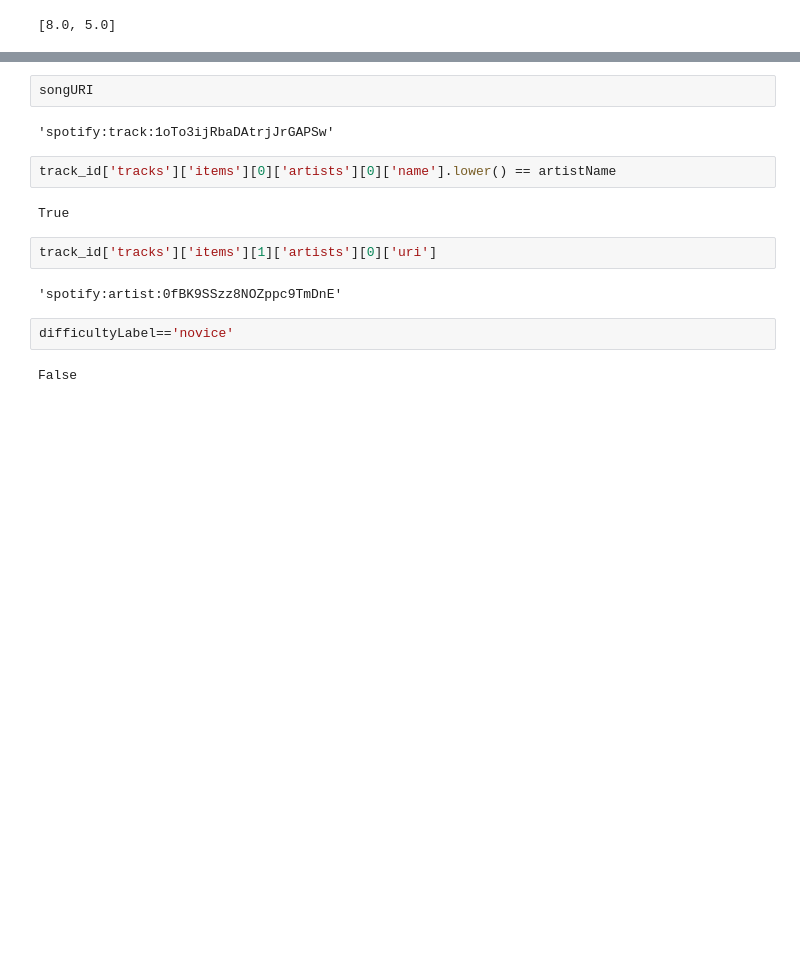
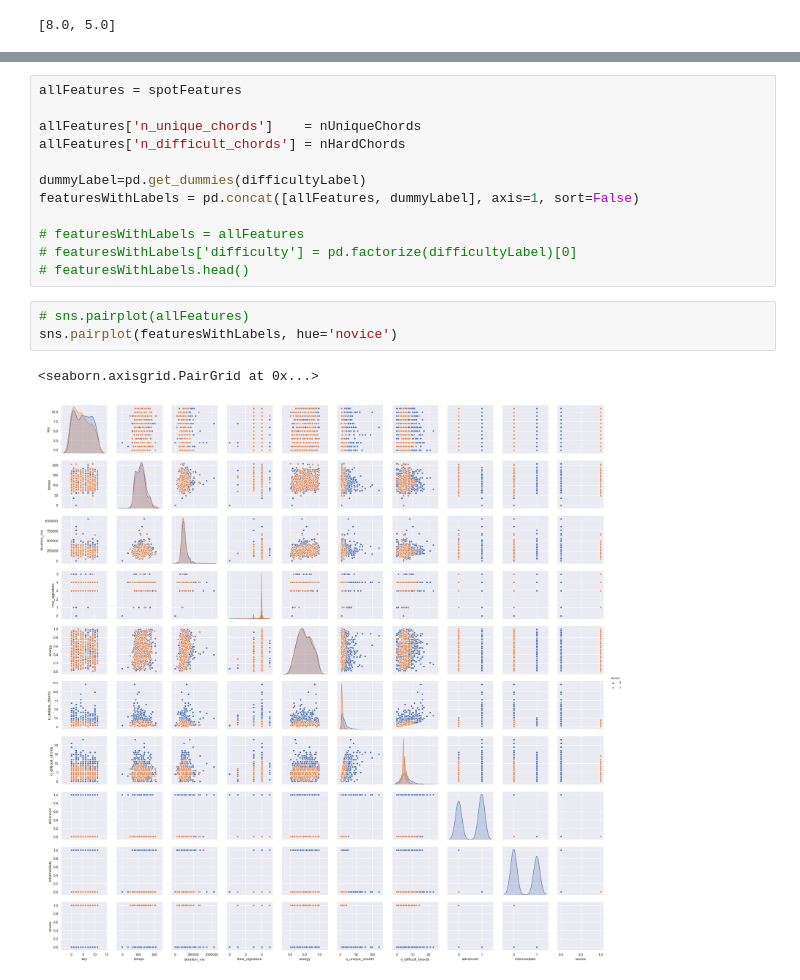
Before and after one commit to alevi813/chordRec, a Jupyter notebook: chordsEDA.ipynb, the cells around one changed output, grey strips where cells are left out. Drawn from its saved outputs; the diff is of its cells as text; blank space fills up the shorter version.

```diff
--- a/chordsEDA.ipynb
+++ b/chordsEDA.ipynb
@@ -265,16 +129,18 @@ songName = songName.replace('-', ' ')
-# %%
-songURI
-# %% [output]
-'spotify:track:1oTo3ijRbaDAtrjJrGAPSw'
-# %%
-track_id['tracks']['items'][0]['artists'][0]['name'].lower() == artistName
-# %% [output]
-True
-# %%
-track_id['tracks']['items'][1]['artists'][0]['uri']
-# %% [output]
-'spotify:artist:0fBK9SSzz8NOZppc9TmDnE'
-# %%
-difficultyLabel=='novice'
-# %% [output]
-False
+# %%
+allFeatures = spotFeatures
+
+allFeatures['n_unique_chords']    = nUniqueChords
+allFeatures['n_difficult_chords'] = nHardChords
+
+dummyLabel=pd.get_dummies(difficultyLabel)
+featuresWithLabels = pd.concat([allFeatures, dummyLabel], axis=1, sort=False)
+
+# featuresWithLabels = allFeatures
+# featuresWithLabels['difficulty'] = pd.factorize(difficultyLabel)[0]
+# featuresWithLabels.head()
+# %%
+# sns.pairplot(allFeatures)
+sns.pairplot(featuresWithLabels, hue='novice')
+# %% [output]
+<seaborn.axisgrid.PairGrid at 0x...>
+[figure, added]
```
Also changed, not shown: parts of 32 cells of this notebook.
